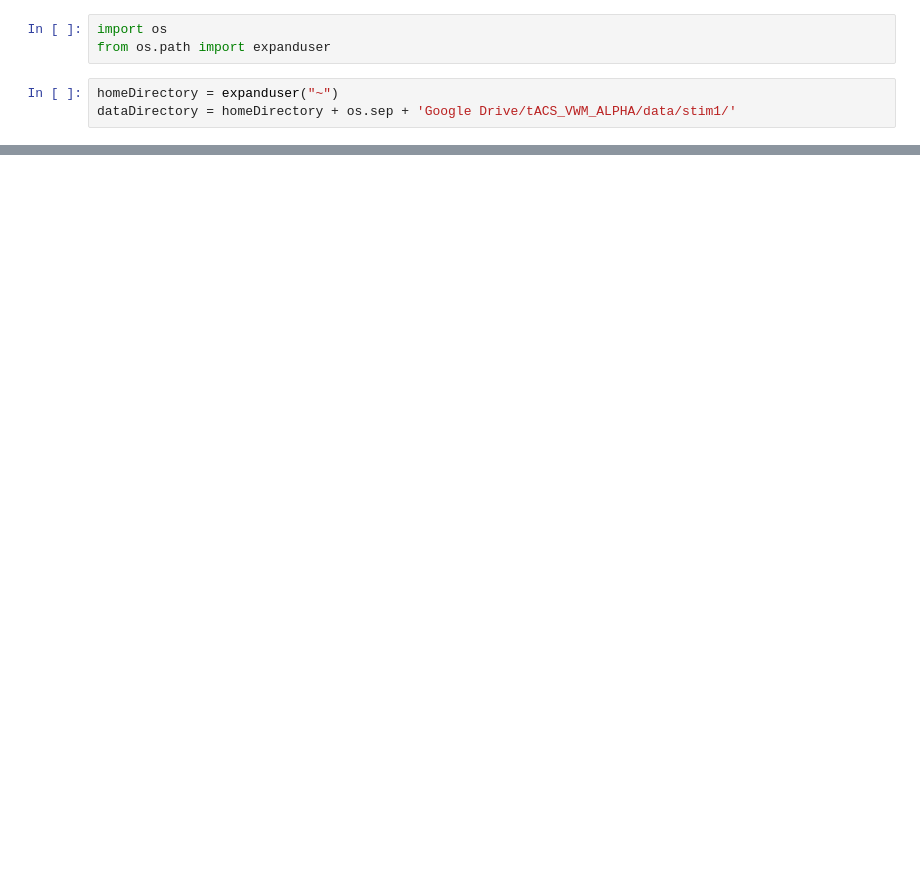
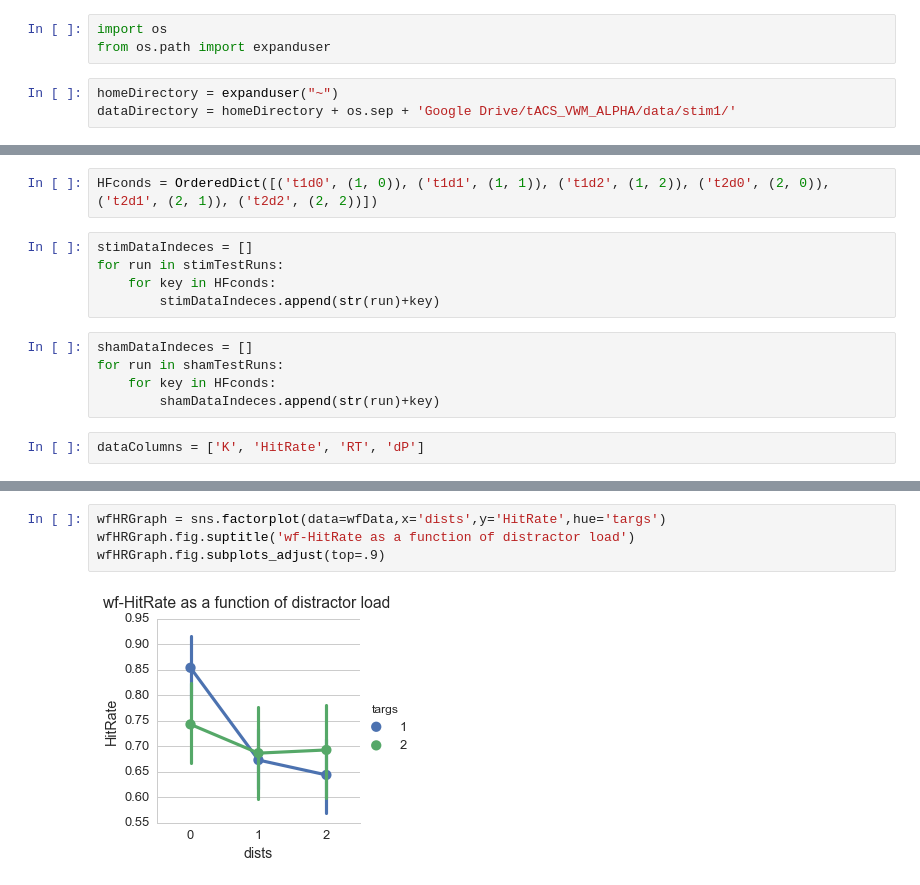
Before and after one commit to alexgonzl/tacs_vmw_alpha, a Jupyter notebook: dataVisualization.ipynb, the cells around one changed output, grey strips where cells are left out. Drawn from its saved outputs; the diff is of its cells as text; blank space fills up the shorter version.

```diff
--- a/dataVisualization.ipynb
+++ b/dataVisualization.ipynb
@@ -126,0 +28,14 @@ sns.stripplot()
+# %%
+HFconds = OrderedDict([('t1d0', (1, 0)), ('t1d1', (1, 1)), ('t1d2', (1, 2)), ('t2d0', (2, 0)), ('t2d1', (2, 1)), ('t2d2', (2, 2))])
+# %%
+stimDataIndeces = []
+for run in stimTestRuns:
+    for key in HFconds:
+        stimDataIndeces.append(str(run)+key)
+# %%
+shamDataIndeces = []
+for run in shamTestRuns:
+    for key in HFconds:
+        shamDataIndeces.append(str(run)+key)
+# %%
+dataColumns = ['K', 'HitRate', 'RT', 'dP']
@@ -126,0 +133,6 @@ sns.stripplot()
+# %%
+wfHRGraph = sns.factorplot(data=wfData,x='dists',y='HitRate',hue='targs')
+wfHRGraph.fig.suptitle('wf-HitRate as a function of distractor load')
+wfHRGraph.fig.subplots_adjust(top=.9)
+# %% [output]
+[figure, added]
```
Also changed, not shown: parts of 44 cells of this notebook, 13 other files.
